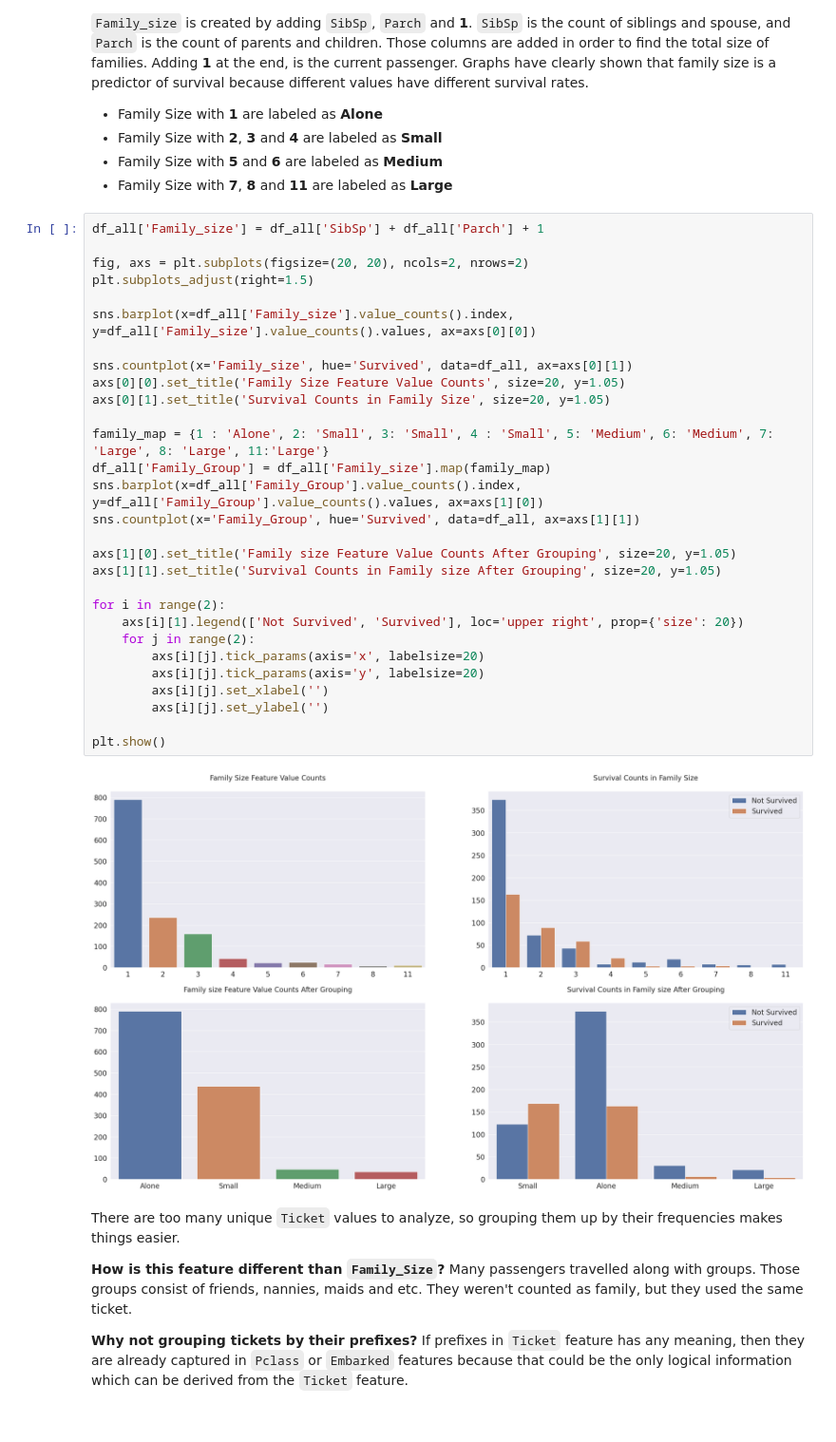
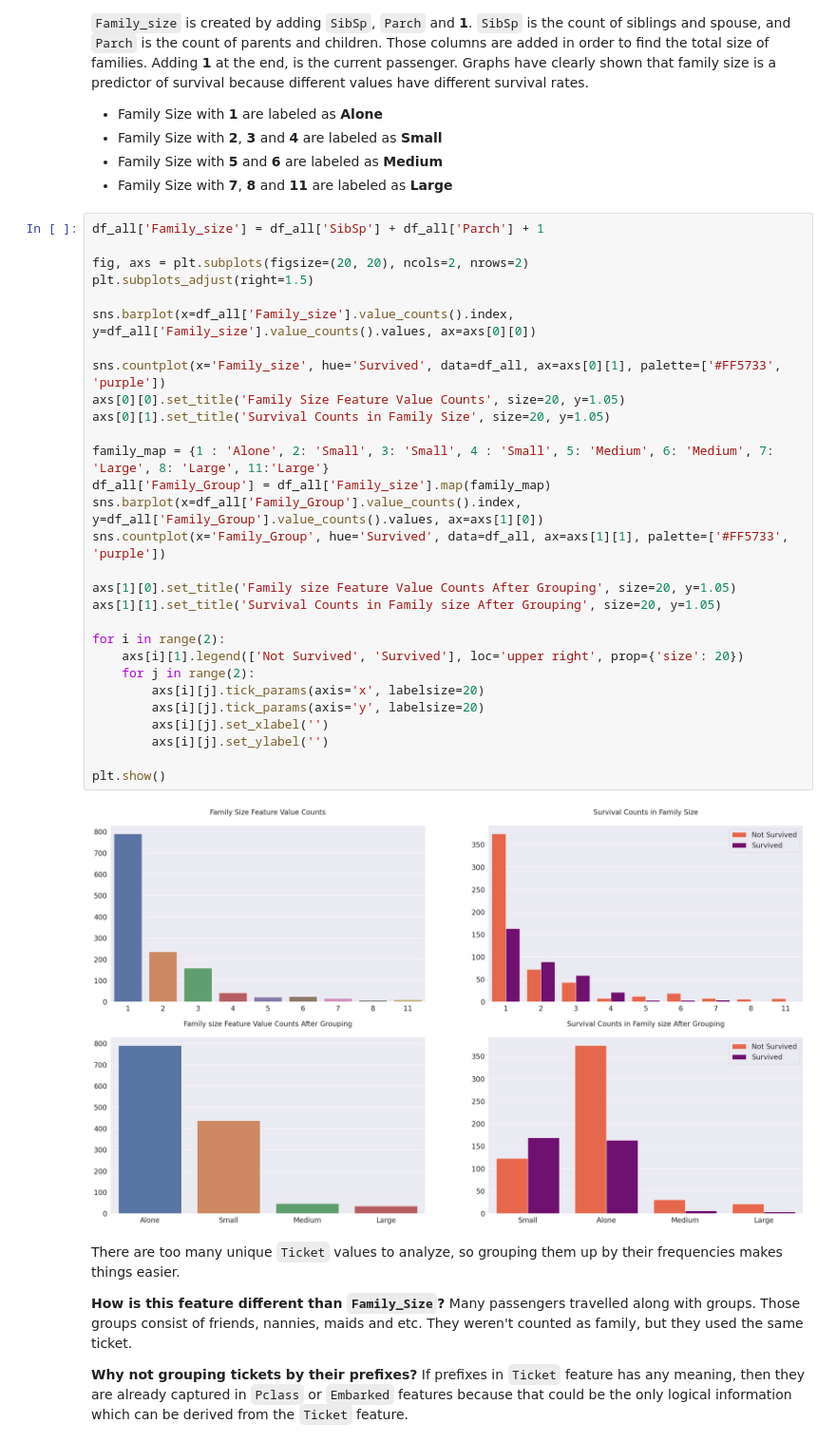
Before and after one commit to Amnaikram1/Titanic-Solution-Top-3-RandomForestClassifier, a Jupyter notebook: titanic-solution-by-dr-kaggler (1).ipynb, the cells around one changed output. Shown at 95% size. Drawn from its saved outputs; the diff is of its cells as text.

```diff
--- a/titanic-solution-by-dr-kaggler (1).ipynb
+++ b/titanic-solution-by-dr-kaggler (1).ipynb
@@ -666,34 +666,34 @@ plt.show()
 # %%
 df_all['Family_size'] = df_all['SibSp'] + df_all['Parch'] + 1
 
 fig, axs = plt.subplots(figsize=(20, 20), ncols=2, nrows=2)
 plt.subplots_adjust(right=1.5)
 
 sns.barplot(x=df_all['Family_size'].value_counts().index, y=df_all['Family_size'].value_counts().values, ax=axs[0][0])
 
-sns.countplot(x='Family_size', hue='Survived', data=df_all, ax=axs[0][1])
+sns.countplot(x='Family_size', hue='Survived', data=df_all, ax=axs[0][1], palette=['#FF5733', 'purple'])
 axs[0][0].set_title('Family Size Feature Value Counts', size=20, y=1.05)
 axs[0][1].set_title('Survival Counts in Family Size', size=20, y=1.05)
 
 family_map = {1 : 'Alone', 2: 'Small', 3: 'Small', 4 : 'Small', 5: 'Medium', 6: 'Medium', 7: 'Large', 8: 'Large', 11:'Large'}
 df_all['Family_Group'] = df_all['Family_size'].map(family_map)
 sns.barplot(x=df_all['Family_Group'].value_counts().index, y=df_all['Family_Group'].value_counts().values, ax=axs[1][0])
-sns.countplot(x='Family_Group', hue='Survived', data=df_all, ax=axs[1][1])
+sns.countplot(x='Family_Group', hue='Survived', data=df_all, ax=axs[1][1], palette=['#FF5733', 'purple'])
 
 axs[1][0].set_title('Family size Feature Value Counts After Grouping', size=20, y=1.05)
 axs[1][1].set_title('Survival Counts in Family size After Grouping', size=20, y=1.05)
 
 for i in range(2):
     axs[i][1].legend(['Not Survived', 'Survived'], loc='upper right', prop={'size': 20})
     for j in range(2):
         axs[i][j].tick_params(axis='x', labelsize=20)
         axs[i][j].tick_params(axis='y', labelsize=20)
         axs[i][j].set_xlabel('')
         axs[i][j].set_ylabel('')
 
 plt.show()
 # %% [output]
-[figure, old version]
+[figure, new version]
 # %% [markdown]
 There are too many unique `Ticket` values to analyze, so grouping them up by their frequencies makes things easier.
 
```
Also changed, not shown: parts of 3 cells of this notebook.
